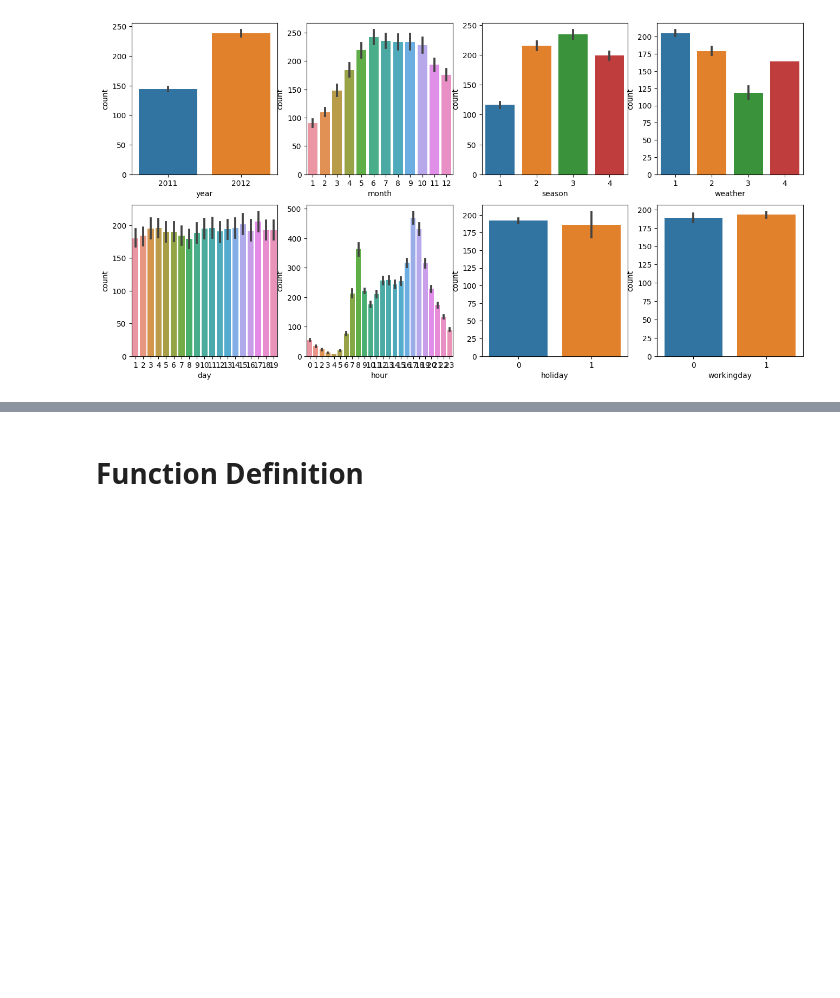
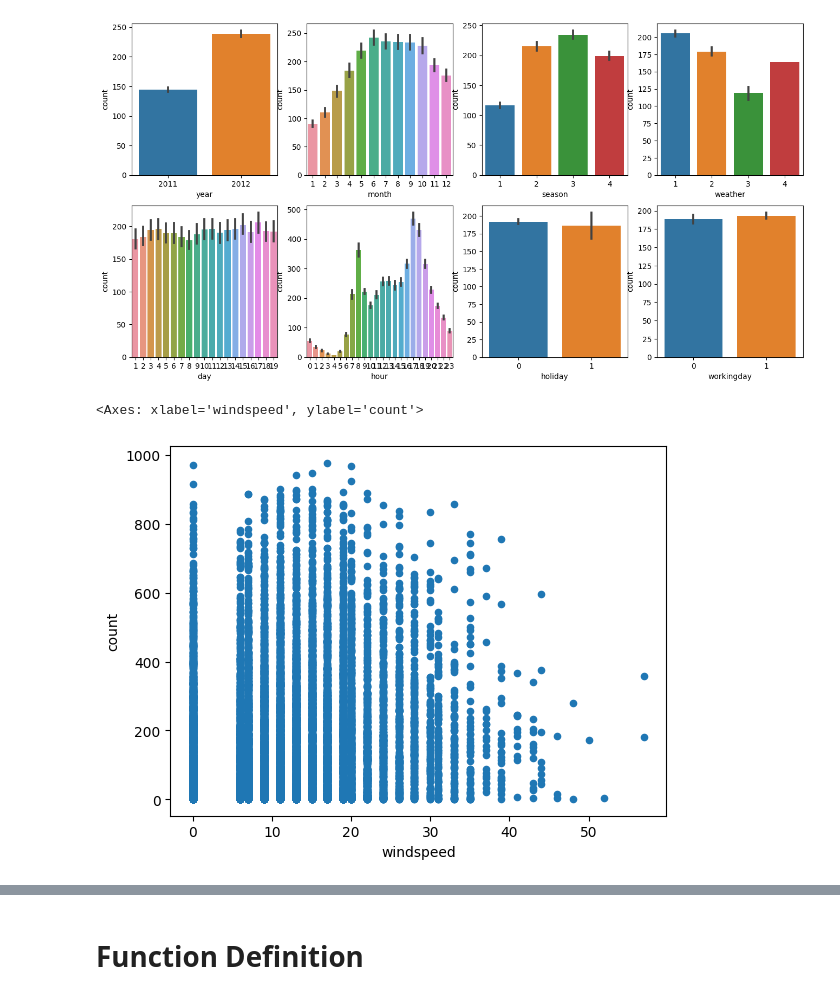
Before and after one commit to LanguageExchanger/Regression, a Jupyter notebook: shared-bike-demand-prediction.ipynb, the cells around one changed output, grey strips where cells are left out. Cells and saved outputs as stored; diff of their text form; code cells hidden in the pictures; blank space fills up the shorter version.

Commit message:
Kaggle Notebook | Shared_bike_demand_prediction | Version 12

```diff
--- a/shared-bike-demand-prediction.ipynb
+++ b/shared-bike-demand-prediction.ipynb
@@ -133,3 +133,8 @@ for i, feature in enumerate(cat_features):
     sns.barplot(x=feature, y='count', data=bike_df, ax=axs[row][col])
 # %% [output]
 [figure]
+# %%
+bike_df.plot.scatter(x='windspeed',y='count')
+# %% [output]
+<Axes: xlabel='windspeed', ylabel='count'>
+[figure, added]
```
Also changed, not shown: parts of 13 cells of this notebook.
